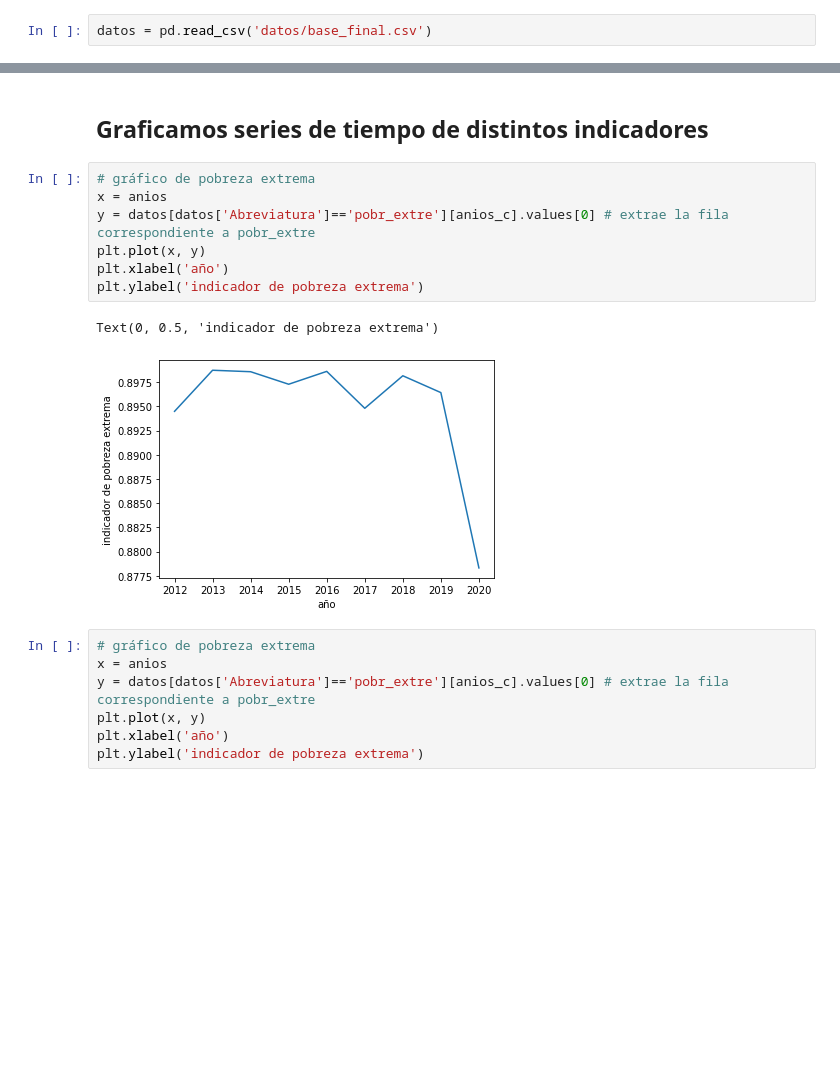
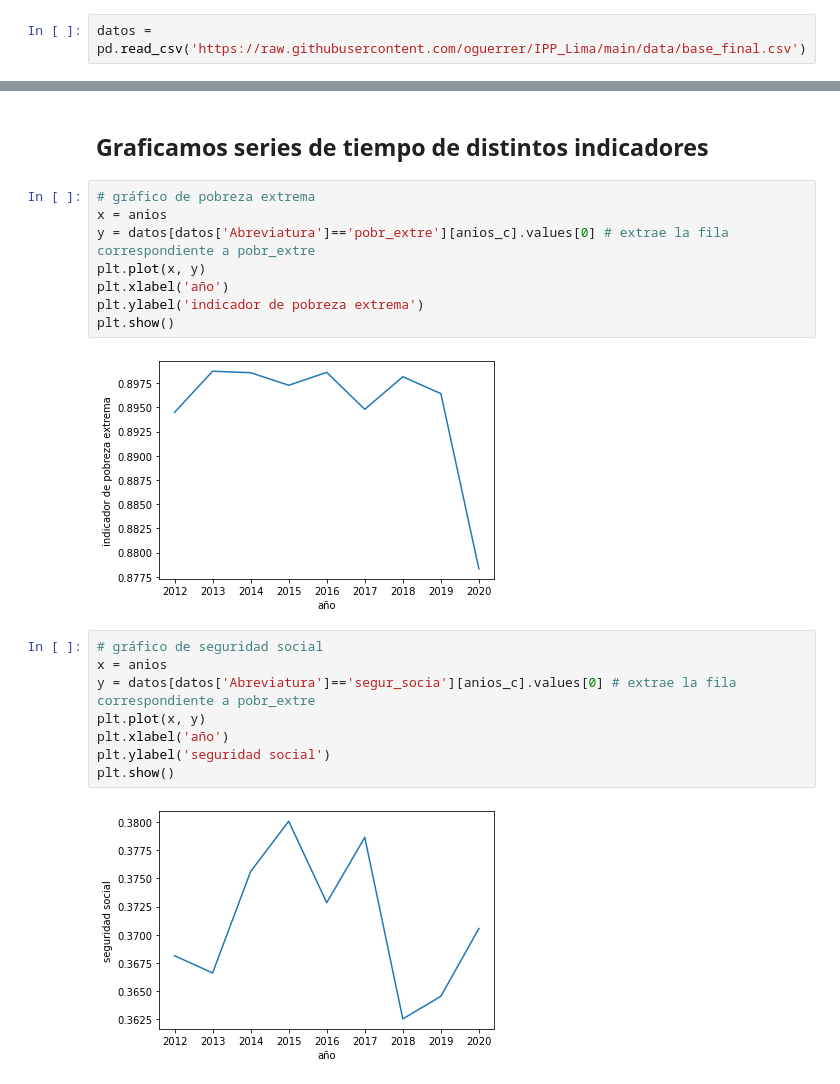
Before and after one commit to oguerrer/IPP_Lima, a Jupyter notebook: tutoriales/01 - visualizacion de datos.ipynb, the cells around one changed output, grey strips where cells are left out. Drawn from its saved outputs; the diff is of its cells as text; blank space fills up the shorter version.

```diff
--- a/tutoriales/01 - visualizacion de datos.ipynb
+++ b/tutoriales/01 - visualizacion de datos.ipynb
@@ -13,7 +13,7 @@ import numpy as np # para hacer operaciones matemáticas
 
 Recordemos que los indicadores ya han sido limpiados y normalizados, por lo que sus valores están entre 0.1 y 0.9. A la par, los indicadores han sido tratados de modo que un valor a la alza siempre significa una mejora.
 # %%
-datos = pd.read_csv('datos/base_final.csv')
+datos = pd.read_csv('https://raw.githubusercontent.com/oguerrer/IPP_Lima/main/data/base_final.csv')
 # %%
 # imprimimos los datos
 datos
@@ -111,13 +111,16 @@ y = datos[datos['Abreviatura']=='pobr_extre'][anios_c].values[0] # extrae la fil
 plt.plot(x, y)
 plt.xlabel('año')
 plt.ylabel('indicador de pobreza extrema')
+plt.show()
 # %% [output]
-Text(0, 0.5, 'indicador de pobreza extrema')
 [figure]
 # %%
-# gráfico de pobreza extrema
+# gráfico de seguridad social
 x = anios
-y = datos[datos['Abreviatura']=='pobr_extre'][anios_c].values[0] # extrae la fila correspondiente a pobr_extre
+y = datos[datos['Abreviatura']=='segur_socia'][anios_c].values[0] # extrae la fila correspondiente a pobr_extre
 plt.plot(x, y)
 plt.xlabel('año')
-plt.ylabel('indicador de pobreza extrema')
+plt.ylabel('seguridad social')
+plt.show()
+# %% [output]
+[figure, added]
```
Also changed, not shown: parts of 11 cells of this notebook.
